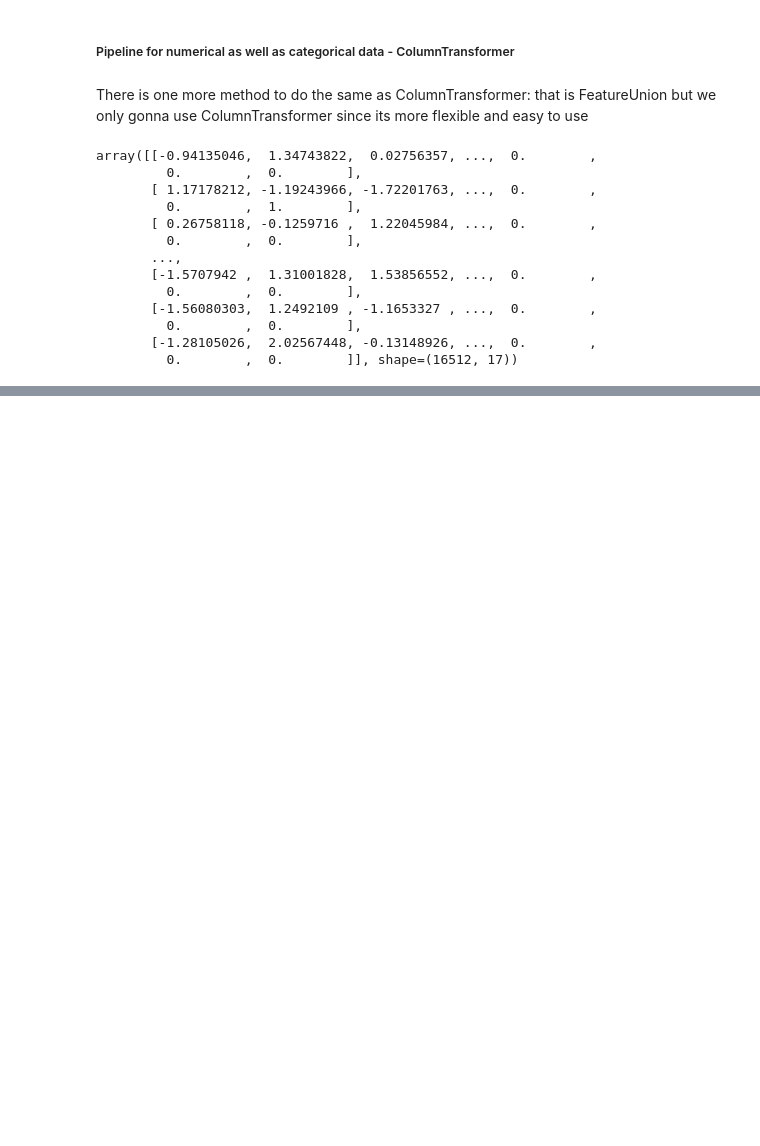
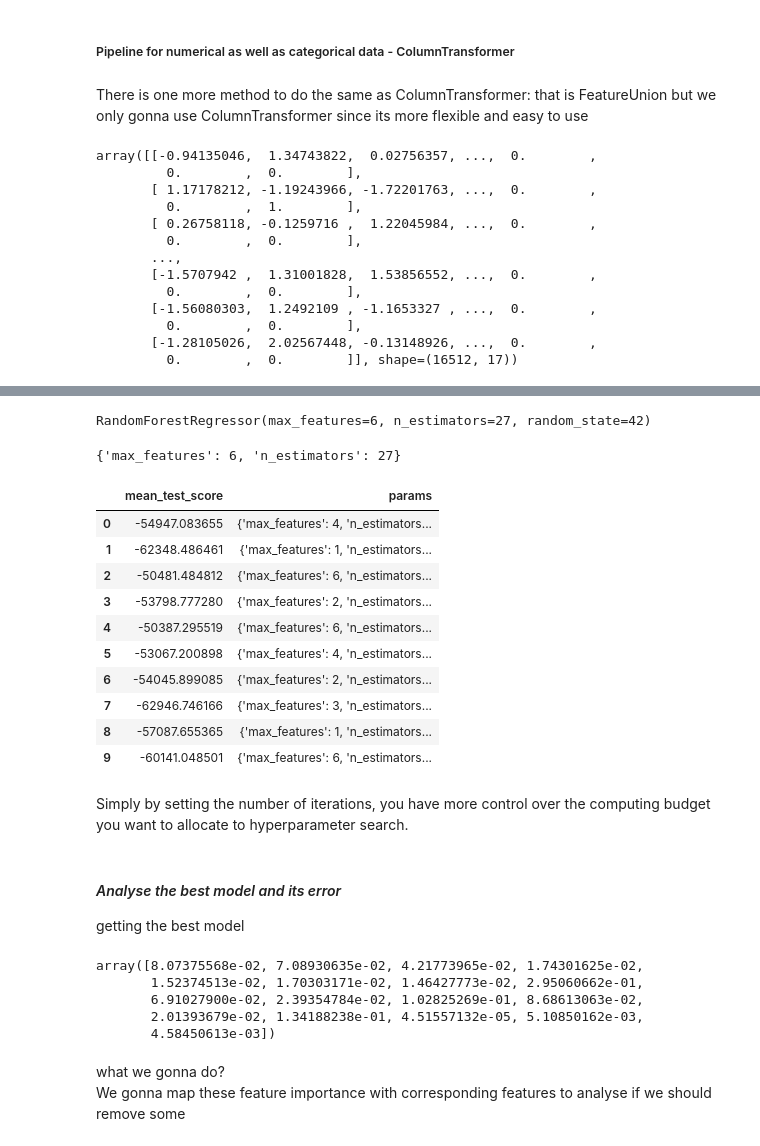
Before and after one commit to ArunNegi112/Machine_Learning, a Jupyter notebook: End_To_End_Project1/2_project.ipynb, the cells around one changed output, grey strips where cells are left out. Cells and saved outputs as stored; diff of their text form; code cells hidden in the pictures; blank space fills up the shorter version.

```diff
--- a/End_To_End_Project1/2_project.ipynb
+++ b/End_To_End_Project1/2_project.ipynb
@@ -719,0 +1066,20 @@ array([[-0.94135046,  1.34743822,  0.02756357, ...,  0.        ,
+# %%
+from sklearn.model_selection import RandomizedSearchCV
+from scipy.stats import randint
+
+rand_params = [
+    {'n_estimators':randint(1,30),
+    'max_features':randint(1,8)}
+]
+
+randomizedd_forest_reg = RandomForestRegressor(random_state=42)
+
+rand_search = RandomizedSearchCV(
+    randomizedd_forest_reg,
+    rand_params,
+    scoring='neg_root_mean_squared_error',
+    cv=4,
+    n_iter=10,                                  #10 iterations i,e 10 random combinations from dict
+    return_train_score=True)
+
+rand_search.fit(final_housing,housing_label)
@@ -719,0 +1092,43 @@ array([[-0.94135046,  1.34743822,  0.02756357, ...,  0.        ,
+# %%
+rand_search.best_estimator_
+# %% [output]
+RandomForestRegressor(max_features=6, n_estimators=27, random_state=42)
+# %%
+rand_search.best_params_
+# %% [output]
+{'max_features': 6, 'n_estimators': 27}
+# %%
+cv_results = rand_search.cv_results_
+# %%
+pd.DataFrame(cv_results)[['mean_test_score','params']]
+# %% [output]
+|  | mean_test_score | params |
+| 0 | -54947.083655 | {'max_features': 4, 'n_estimators... |
+| 1 | -62348.486461 | {'max_features': 1, 'n_estimators... |
+| 2 | -50481.484812 | {'max_features': 6, 'n_estimators... |
+| 3 | -53798.777280 | {'max_features': 2, 'n_estimators... |
+| 4 | -50387.295519 | {'max_features': 6, 'n_estimators... |
+| 5 | -53067.200898 | {'max_features': 4, 'n_estimators... |
+| 6 | -54045.899085 | {'max_features': 2, 'n_estimators... |
+| 7 | -62946.746166 | {'max_features': 3, 'n_estimators... |
+| 8 | -57087.655365 | {'max_features': 1, 'n_estimators... |
+| 9 | -60141.048501 | {'max_features': 6, 'n_estimators... |
+# %% [markdown]
+Simply by setting the number of iterations, you have more control over the computing budget you want to allocate to hyperparameter search.
+# %% [markdown]
+#### _Analyse the best model and its error_
+
+getting the best model
+# %%
+## Checking the importance of each feature in the best model
+feature_importance = grid_search.best_estimator_.feature_importances_
+feature_importance
+# %% [output]
+array([8.07375568e-02, 7.08930635e-02, 4.21773965e-02, 1.74301625e-02,
+       1.52374513e-02, 1.70303171e-02, 1.46427773e-02, 2.95060662e-01,
+       6.91027900e-02, 2.39354784e-02, 1.02825269e-01, 8.68613063e-02,
+       2.01393679e-02, 1.34188238e-01, 4.51557132e-05, 5.10850162e-03,
+       4.58450613e-03])
+# %% [markdown]
+what we gonna do?
+We gonna map these feature importance with corresponding features to analyse if we should remove some
```
Also changed, not shown: parts of 58 cells of this notebook.
